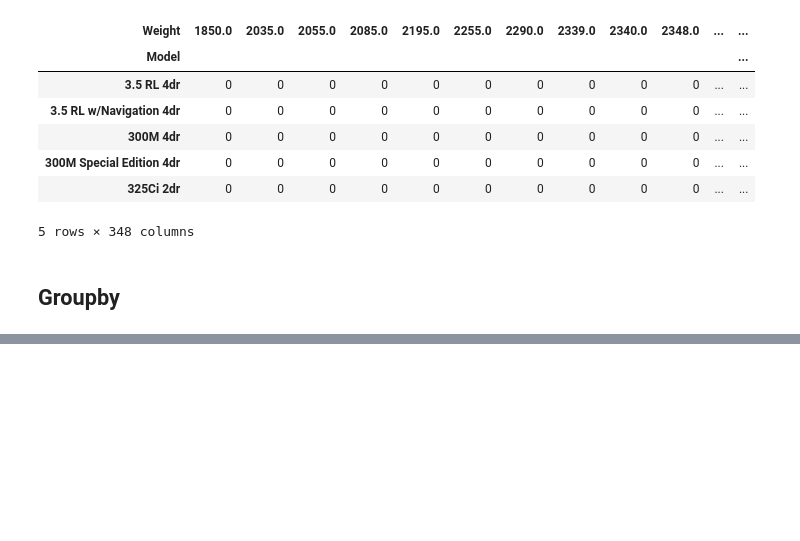
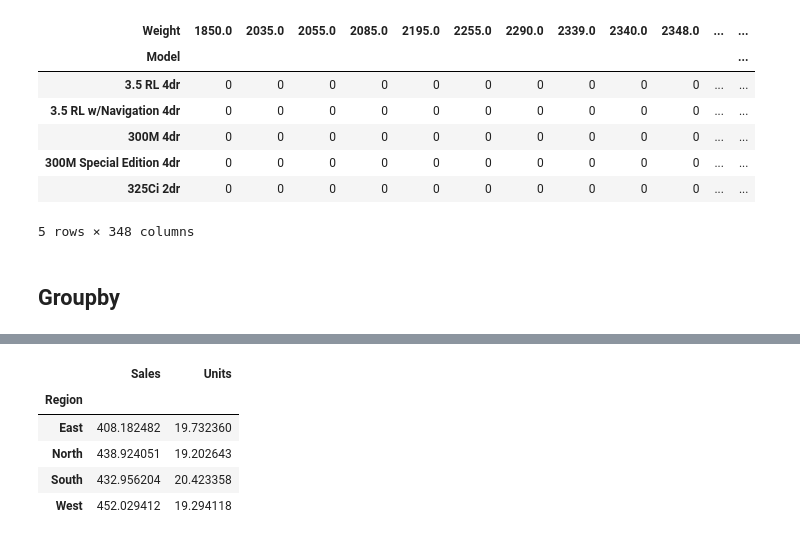
Before and after one commit to Abhilashg11/Data_science, a Jupyter notebook: Pandas1/pandas.ipynb, the cells around one changed output, grey strips where cells are left out. Saved outputs shown, nothing was run; the diff lists cells and outputs as text; code cells hidden in the pictures; blank space fills up the shorter version.

```diff
--- a/Pandas1/pandas.ipynb
+++ b/Pandas1/pandas.ipynb
@@ -384,0 +399,11 @@ Name: Weight, dtype: float64
+# %%
+pivot1 = pd.pivot_table(data=df,index = 'Region')
+# %%
+pivot1
+# %% [output]
+|  | Sales | Units |
+| Region |  |  |
+| East | 408.182482 | 19.732360 |
+| North | 438.924051 | 19.202643 |
+| South | 432.956204 | 20.423358 |
+| West | 452.029412 | 19.294118 |
```
Also changed, not shown: parts of 5 cells of this notebook.
